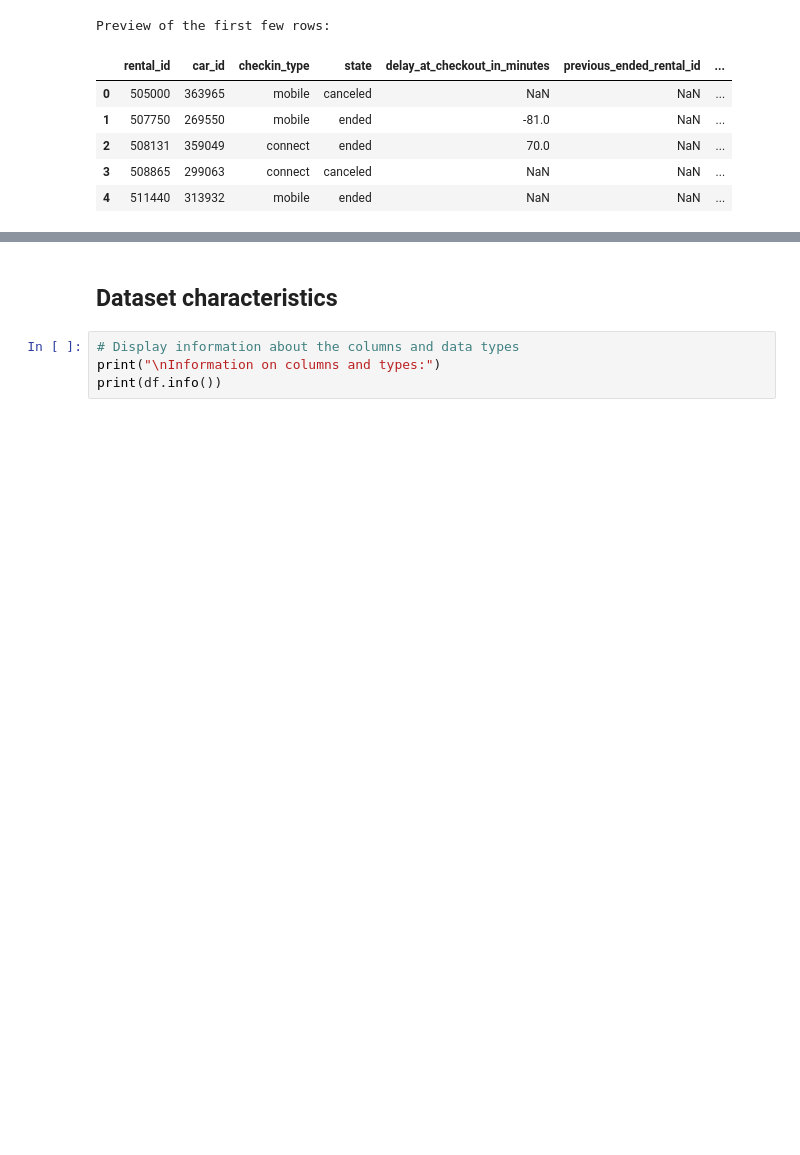
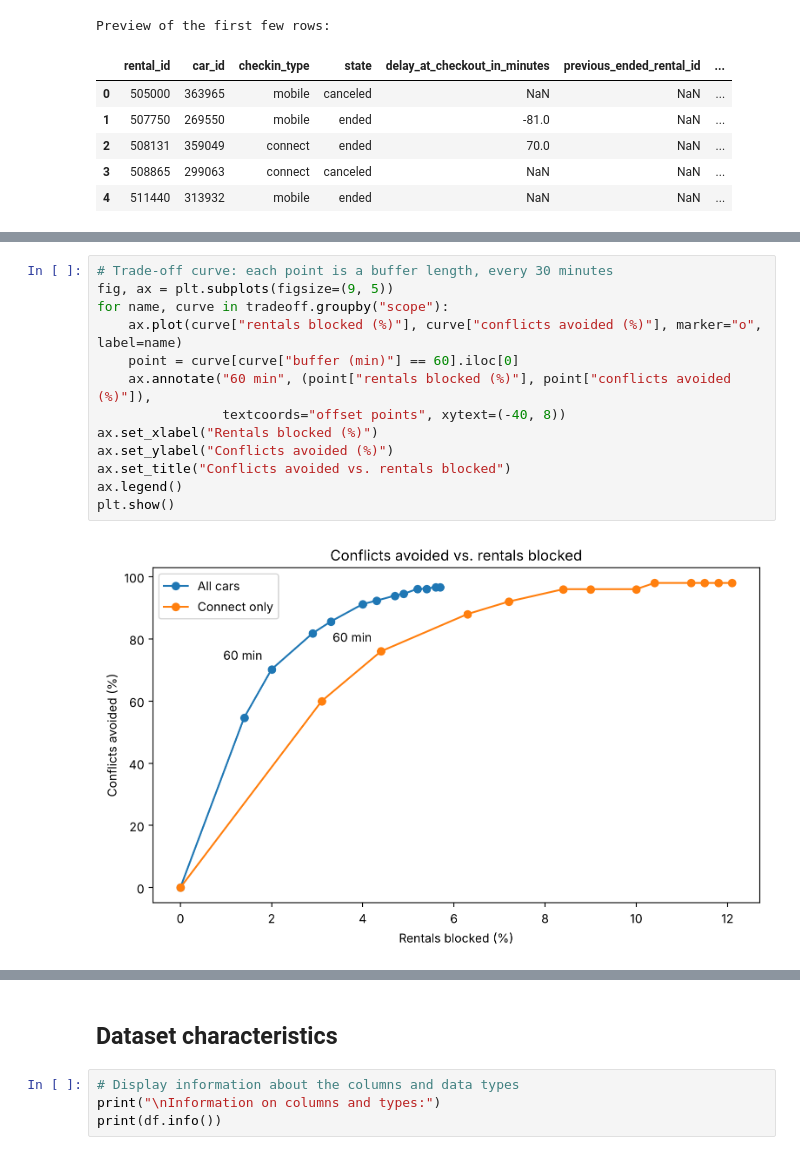
Before and after one commit to cnoret/getaround-pricing, a Jupyter notebook: notebooks/eda_delay.ipynb, the cells around one changed output, grey strips where cells are left out. Saved outputs shown, nothing was run; the diff lists cells and outputs as text; blank space fills up the shorter version.

```diff
--- a/notebooks/eda_delay.ipynb
+++ b/notebooks/eda_delay.ipynb
@@ -34,0 +85,15 @@ Preview of the first few rows:
+# %%
+# Trade-off curve: each point is a buffer length, every 30 minutes
+fig, ax = plt.subplots(figsize=(9, 5))
+for name, curve in tradeoff.groupby("scope"):
+    ax.plot(curve["rentals blocked (%)"], curve["conflicts avoided (%)"], marker="o", label=name)
+    point = curve[curve["buffer (min)"] == 60].iloc[0]
+    ax.annotate("60 min", (point["rentals blocked (%)"], point["conflicts avoided (%)"]),
+                textcoords="offset points", xytext=(-40, 8))
+ax.set_xlabel("Rentals blocked (%)")
+ax.set_ylabel("Conflicts avoided (%)")
+ax.set_title("Conflicts avoided vs. rentals blocked")
+ax.legend()
+plt.show()
+# %% [output]
+[figure, added]
```
Also changed, not shown: parts of 7 cells of this notebook, 7 other files.
